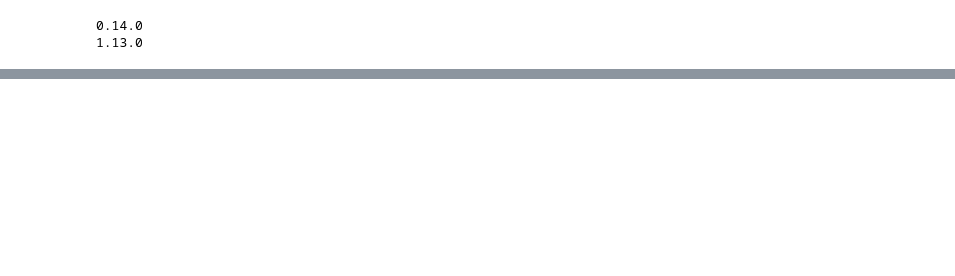
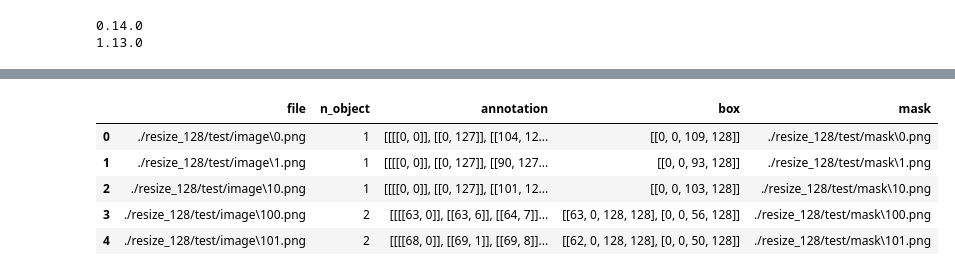
Before and after one commit to andika-eka/Rice-field---Mask-RCNN-with-pytorch-, a Jupyter notebook: test copy.ipynb, the cells around one changed output, grey strips where cells are left out. Drawn from its saved outputs; the diff is of its cells as text; code cells hidden in the pictures; blank space fills up the shorter version.

```diff
--- a/test copy.ipynb
+++ b/test copy.ipynb
@@ -28,13 +28,15 @@ print(torch.__version__)
 1.13.0
 # %%
 class config:
-    ROOT_DIR  = "./resize_512"
-    IMAGE_DIR = "./resize_512/image"
-    ANNOTATION_DIR =  "./resize_512/json"
-    MODEL_DIR = "./resize_512/result/model/"
+    CONFIG_SET = 0
+    ROOT_DIR  = "./resize_128/test"
+    IMAGE_DIR = "./resize_128/test/image"
+    MASK_DIR = "./resize_128/test/mask"
+    ANNOTATION_DIR =  "./resize_128/test/json"
+    MODEL_DIR = "./resize_128/result/model/"
 
-    WIDTH = 512
-    HEIGHT = 512
+    WIDTH = 128
+    HEIGHT = 128
 
 
     GPU = torch.device("cuda")
@@ -43,12 +45,12 @@ class config:
     RESNET_MEAN = (0.485, 0.456, 0.406)
     RESNET_STD = (0.229, 0.224, 0.225)
 
-    IMAGE_RESIZE=(512,512)
+    IMAGE_RESIZE=(128,128)
 
     BATCH_SIZE = 2
 
     MOMENTUM = 0.9
-    LEARNING_RATE = 0.001
+    LEARNING_RATE = 0.0001
     WEIGHT_DECAY = 0.0005
 
 
@@ -59,11 +61,11 @@ class config:
 
     USE_SCHEDULER = False
 
-    NUM_EPOCHS = 8
+    NUM_EPOCHS = 4
 
 
     BOX_DETECTIONS_PER_IMG = 539
 
     NUM_CLASSES=2
 
-    MIN_SCORE = 0.59
+    MIN_SCORE = 0.80
@@ -118,0 +165,9 @@ UnpicklingError: invalid load key, '['.
+# %%
+data_test.head()
+# %% [output]
+|  | file | n_object | annotation | box | mask |
+| 0 | ./resize_128/test/image\0.png | 1 | [[[[0, 0]], [[0, 127]], [[104, 12... | [[0, 0, 109, 128]] | ./resize_128/test/mask\0.png |
+| 1 | ./resize_128/test/image\1.png | 1 | [[[[0, 0]], [[0, 127]], [[90, 127... | [[0, 0, 93, 128]] | ./resize_128/test/mask\1.png |
+| 2 | ./resize_128/test/image\10.png | 1 | [[[[0, 0]], [[0, 127]], [[101, 12... | [[0, 0, 103, 128]] | ./resize_128/test/mask\10.png |
+| 3 | ./resize_128/test/image\100.png | 2 | [[[[63, 0]], [[63, 6]], [[64, 7]]... | [[63, 0, 128, 128], [0, 0, 56, 128]] | ./resize_128/test/mask\100.png |
+| 4 | ./resize_128/test/image\101.png | 2 | [[[[68, 0]], [[69, 1]], [[69, 8]]... | [[62, 0, 128, 128], [0, 0, 50, 128]] | ./resize_128/test/mask\101.png |
```
Also changed, not shown: parts of 12 cells of this notebook, 1 other file.
